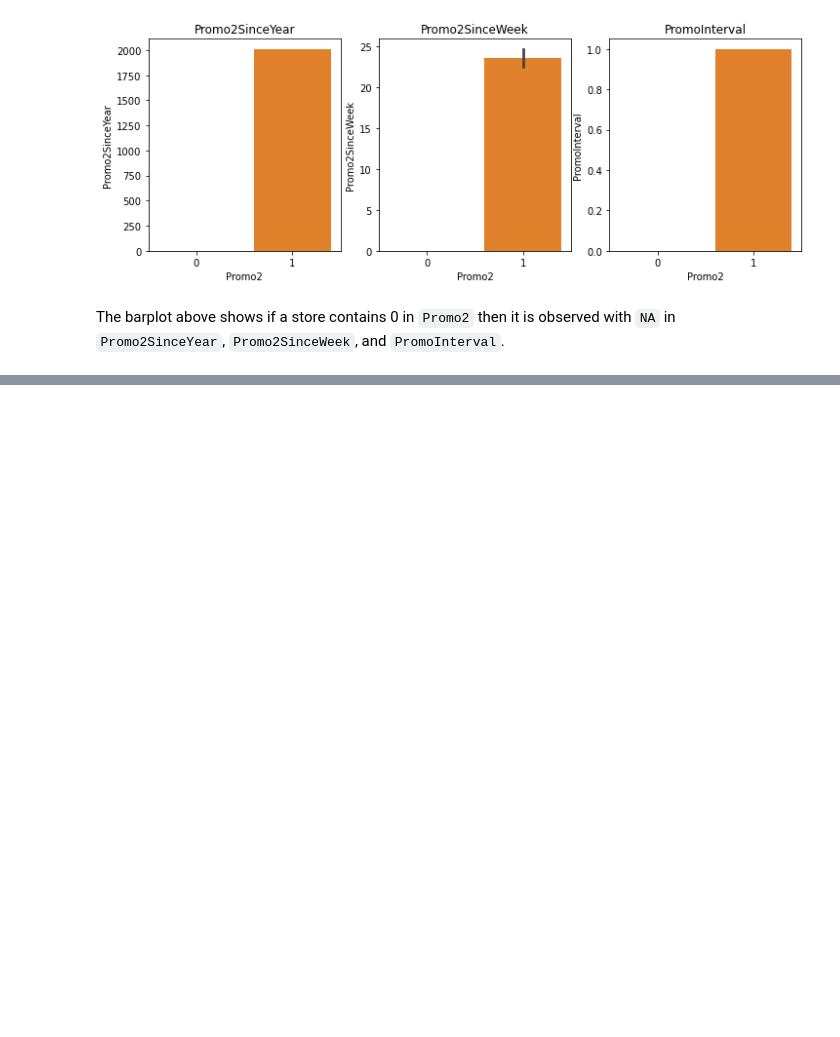
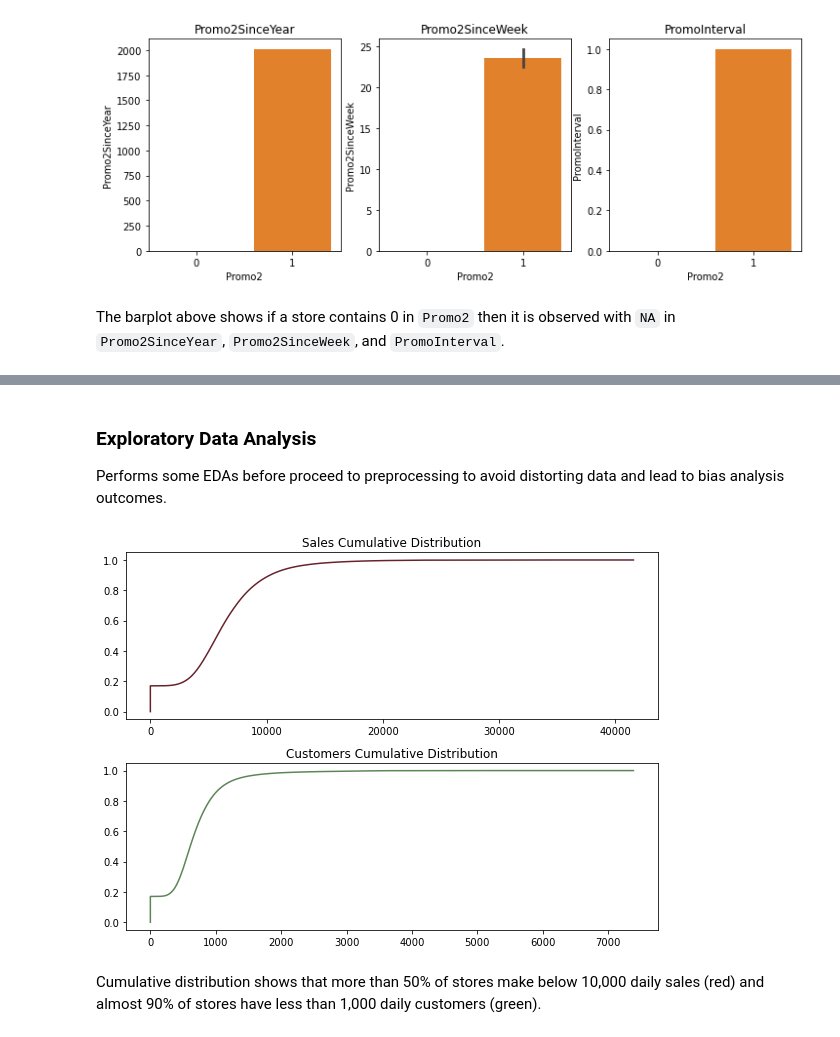
Before and after one commit to lucastancm96/drug_store_sales_forecast, a Jupyter notebook: script/sales_forecast.ipynb, the cells around one changed output, grey strips where cells are left out. Saved outputs shown, nothing was run; the diff lists cells and outputs as text; code cells hidden in the pictures; blank space fills up the shorter version.

```diff
--- a/script/sales_forecast.ipynb
+++ b/script/sales_forecast.ipynb
@@ -173 +201,19 @@ The barplot above shows if a store contains 0 in `Promo2` then it is observed wi
 `NA` observed in `CompetitionOpenSinceYear` was found to correspond with `NA` in `CompetitionOpenSinceMonth`.
+# %% [markdown]
+### Exploratory Data Analysis
+Performs some EDAs before proceed to preprocessing to avoid distorting data and lead to bias analysis outcomes.
+# %%
+sales_cdf = ECDF(train['Sales'])
+cust_cdf = ECDF(train['Customers'])
+fig, ax = plt.subplots(2,2, figsize=(8, 6))
+plt.subplot(211)
+plt.plot(sales_cdf.x, sales_cdf.y, color='#67222B')
+plt.title('Sales Cumulative Distribution')
+plt.subplot(212)
+plt.plot(cust_cdf.x, cust_cdf.y, color='#5D8657')
+plt.title('Customers Cumulative Distribution')
+plt.tight_layout()
+# %% [output]
+[figure, added]
+# %% [markdown]
+Cumulative distribution shows that more than 50% of stores make below 10,000 daily sales (red) and almost 90% of stores have less than 1,000 daily customers (green).
```
Also changed, not shown: parts of 6 cells of this notebook, 3 other files.
